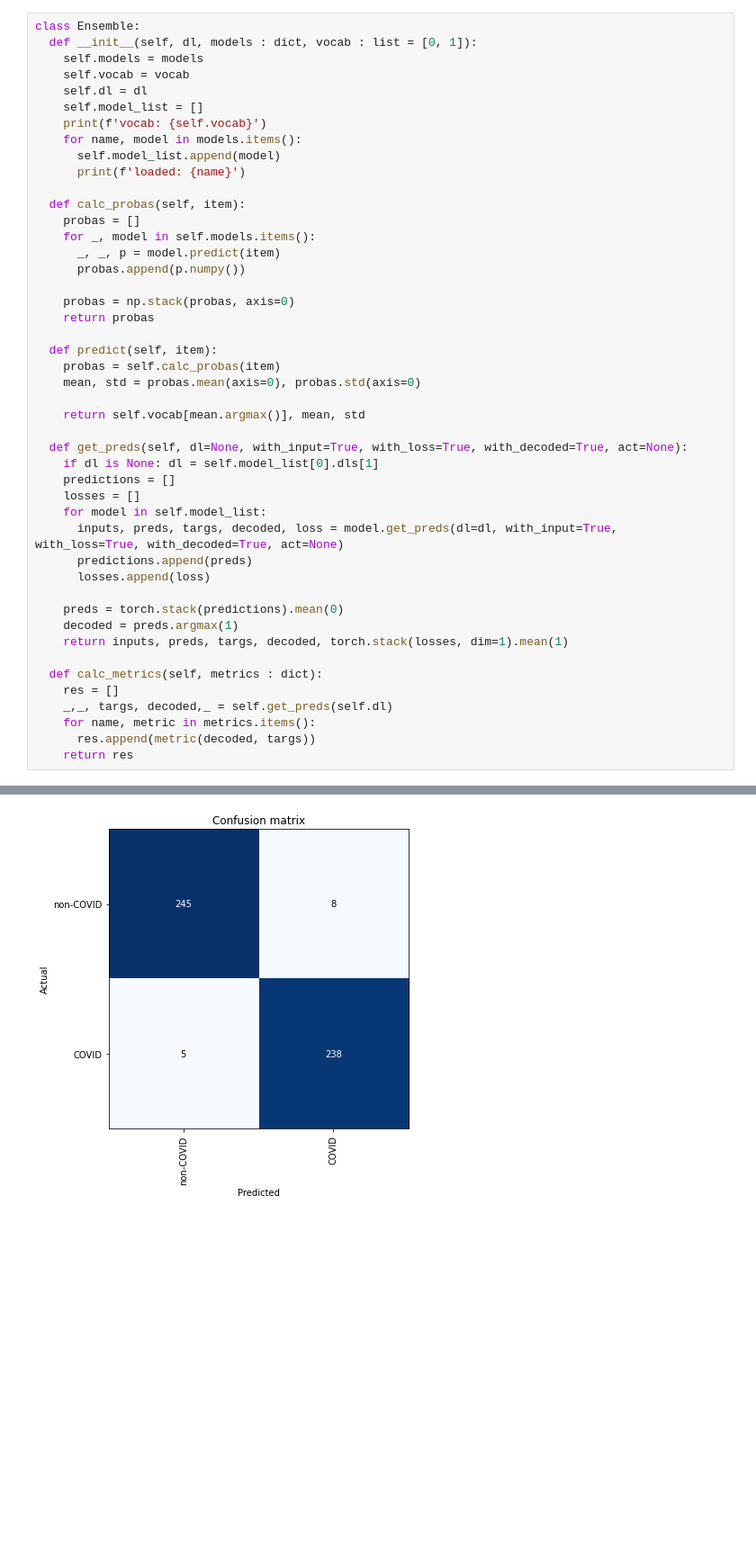
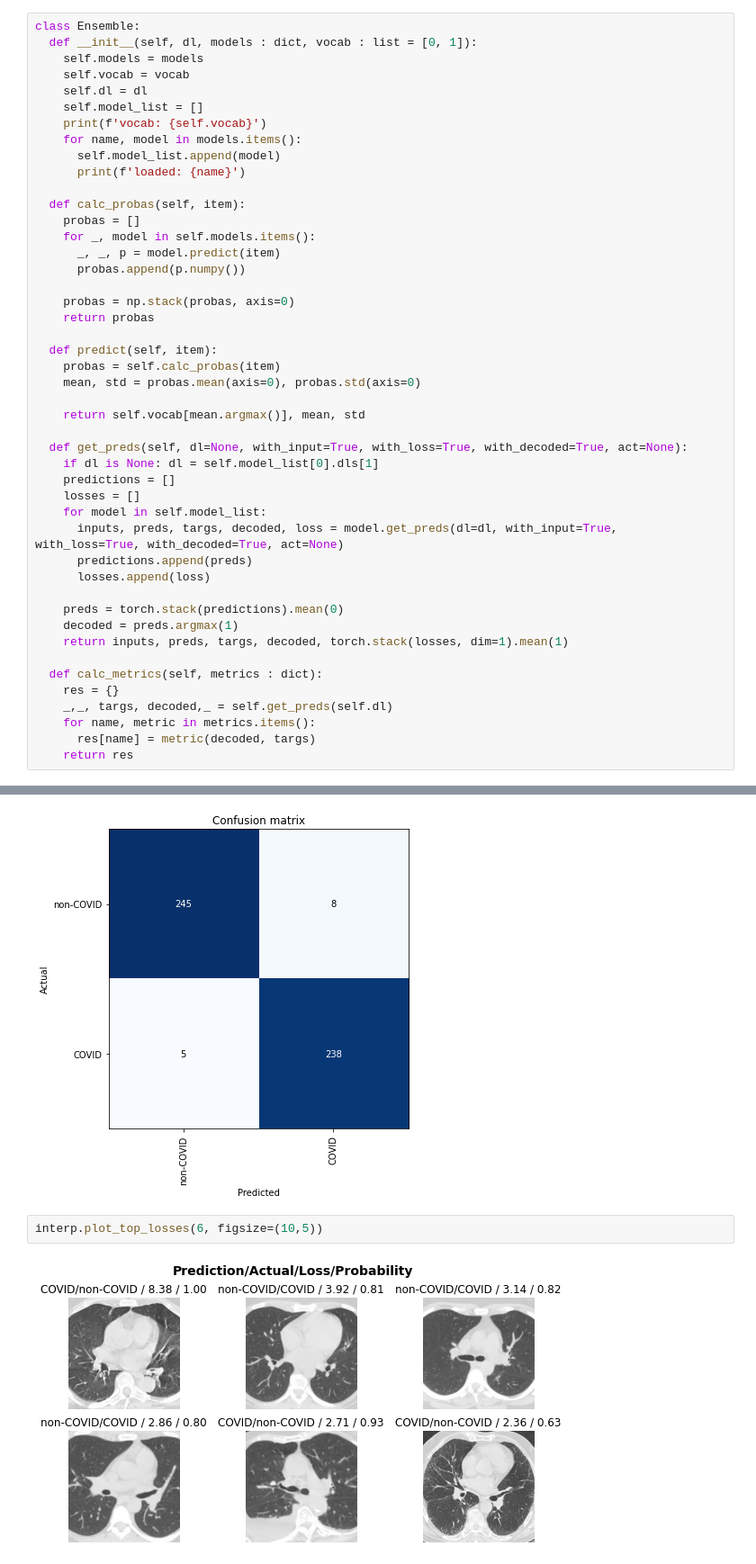
Before and after one commit to tomiambro/covid_transfer_learning, a Jupyter notebook: covid.ipynb, the cells around one changed output, grey strips where cells are left out. Shown at 90% size. Cells and saved outputs as stored; diff of their text form; blank space fills up the shorter version.

Commit message:
Added top losses for ensemble

```diff
--- a/covid.ipynb
+++ b/covid.ipynb
@@ -288,10 +288,10 @@ class Ensemble:
     return inputs, preds, targs, decoded, torch.stack(losses, dim=1).mean(1)
 
   def calc_metrics(self, metrics : dict):
-    res = []
+    res = {}
     _,_, targs, decoded,_ = self.get_preds(self.dl)
     for name, metric in metrics.items():
-      res.append(metric(decoded, targs))
+      res[name] = metric(decoded, targs)
     return res
 # %%
 en = Ensemble(dls.valid, {'res34': res34, 'res34_con': res34_con, 'res34_noise': res34_noise}, vocab=['non-covid', 'covid'])
@@ -337,6 +337,10 @@ interp = ClassificationInterpretation(dls.valid, inputs, predictions, targs, dec
 interp.plot_confusion_matrix(figsize=(6,6))
 # %% [output]
 [figure]
+# %%
+interp.plot_top_losses(6, figsize=(10,5))
+# %% [output]
+[figure, added]
 # %%
 !wget --load-cookies /tmp/cookies.txt "https://docs.google.com/uc?export=download&confirm=$(wget --quiet --save-cookies /tmp/cookies.txt --keep-session-cookies --no-check-certificate 'https://docs.google.com/uc?export=download&id=151TwzuC8exmzntoh-iQDXPJT71A1CcGU' -O- | sed -rn 's/.*confirm=([0-9A-Za-z_]+).*/\1\n/p')&id=151TwzuC8exmzntoh-iQDXPJT71A1CcGU" -O res34.pkl && rm -rf /tmp/cookies.txt &> 2
 # %% [output]
```
Also changed, not shown: parts of 2 cells of this notebook.
